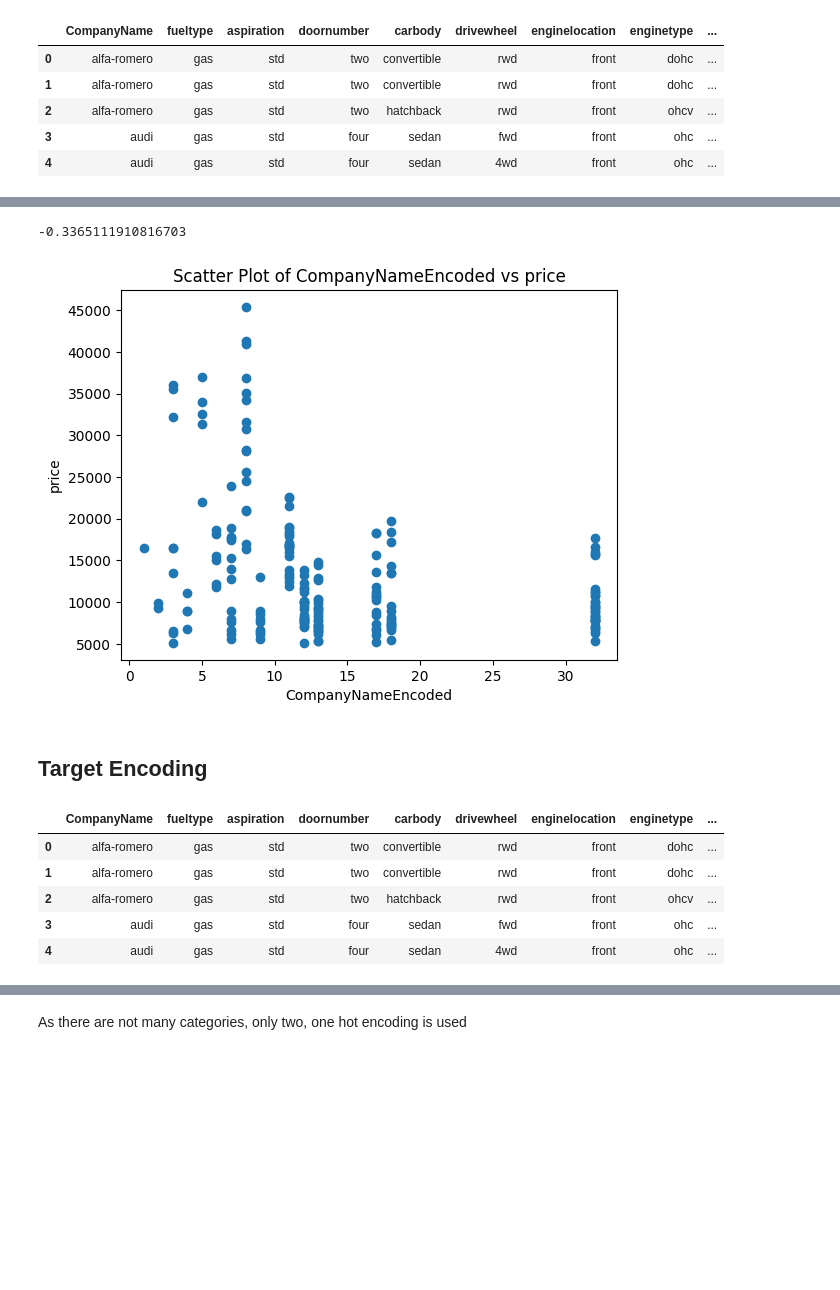
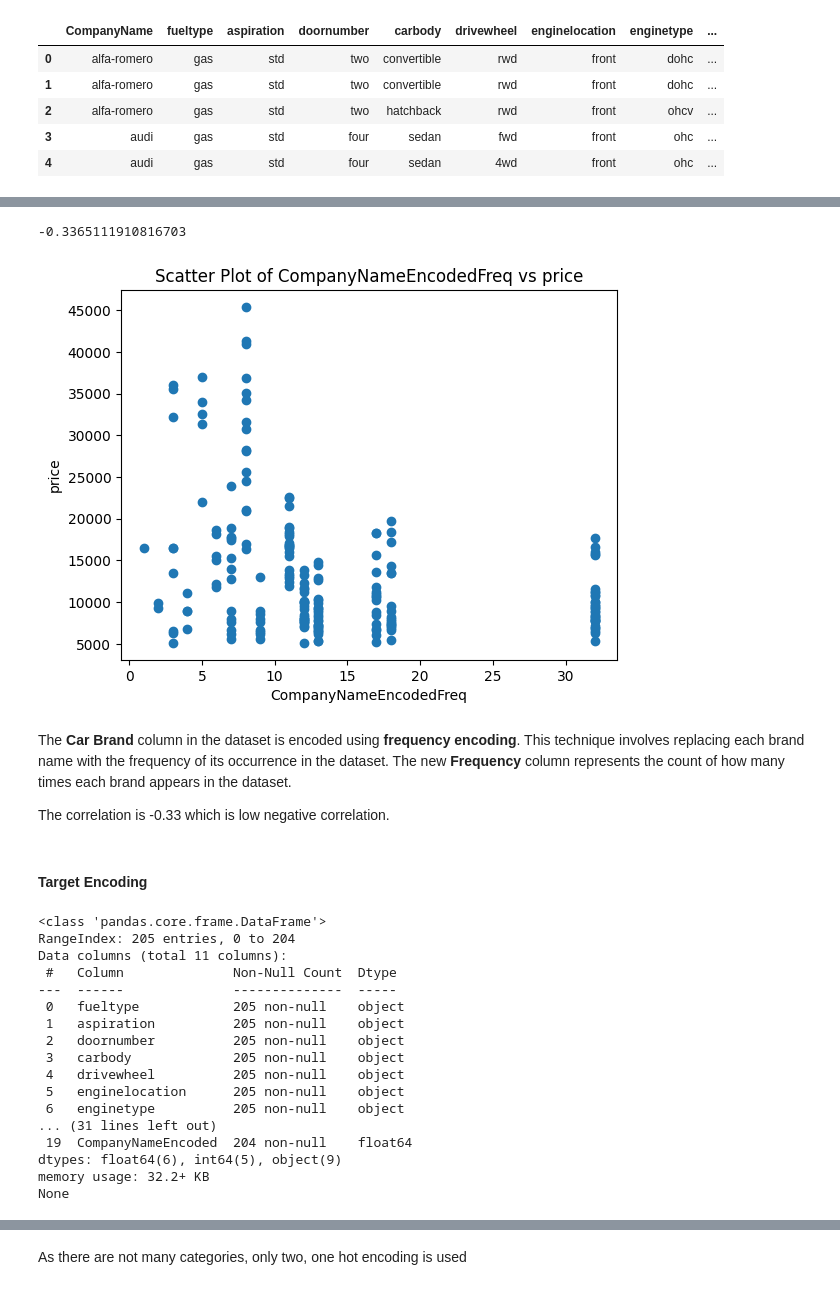
Before and after one commit to piyaskheyal/car-price-prediction-model, a Jupyter notebook: carPricePredictorModel.ipynb, the cells around one changed output, grey strips where cells are left out. Cells and saved outputs as stored; diff of their text form; code cells hidden in the pictures; blank space fills up the shorter version.

```diff
--- a/carPricePredictorModel.ipynb
+++ b/carPricePredictorModel.ipynb
@@ -207,6 +290,6 @@ plt.show()
 # %%
 # Identify features with weak correlation (between -0.1 and 0.1)
-low_corr_features = price_correlation[(price_correlation > -0.1) & (price_correlation < 0.1)].index
+low_corr_features = price_correlation[(price_correlation > -0.2) & (price_correlation < 0.2)].index
 
 # Drop those features
 car_data = car_data.drop(low_corr_features, axis=1)
@@ -294,5 +387,5 @@ Name: count, dtype: int64
 # %%
-categorical_car_data["CompanyNameEncoded"] = categorical_car_data["CompanyName"].map(company_counts)
+categorical_car_data["CompanyNameEncodedFreq"] = categorical_car_data["CompanyName"].map(company_counts)
 categorical_car_data.head()
 # %% [output]
 |  | CompanyName | fueltype | aspiration | doornumber | carbody | drivewheel | enginelocation | enginetype | ... |
@@ -308,19 +397,23 @@ The **Car Brand** column in the dataset was encoded using **frequency encoding**
 # %%
-correlation_company_name = categorical_car_data["CompanyNameEncoded"].corr(categorical_car_data["price"])
+correlation_company_name = categorical_car_data["CompanyNameEncodedFreq"].corr(categorical_car_data["price"])
 print(correlation_company_name)
 
 # Scatter plot of Feature1 vs Feature2
-plt.scatter(categorical_car_data['CompanyNameEncoded'], categorical_car_data['price'])
+plt.scatter(categorical_car_data['CompanyNameEncodedFreq'], categorical_car_data['price'])
 
 # Adding labels to the plot
-plt.xlabel('CompanyNameEncoded')
+plt.xlabel('CompanyNameEncodedFreq')
 plt.ylabel('price')
-plt.title('Scatter Plot of CompanyNameEncoded vs price')
+plt.title('Scatter Plot of CompanyNameEncodedFreq vs price')
 
 # Show the plot
 plt.show()
 # %% [output]
 -0.3365111910816703
-[figure, old version]
+[figure, new version]
+# %% [markdown]
+The **Car Brand** column in the dataset is encoded using **frequency encoding**. This technique involves replacing each brand name with the frequency of its occurrence in the dataset. The new **Frequency** column represents the count of how many times each brand appears in the dataset.
+
+The correlation is -0.33 which is low negative correlation.
 # %% [markdown]
-## Target Encoding
+#### Target Encoding
@@ -327,11 +440,21 @@ plt.show()
 # %%
-avg_price_car_brand = categorical_car_data.groupby("CompanyName")['price'].mean().reset_index()
-categorical_car_data = categorical_car_data.merge(avg_price_car_brand, on='CompanyName', how='left', suffixes=('', '_avg'))
-categorical_car_data.head()
+print(categorical_car_data.info())
+print(car_data.info())
 # %% [output]
-|  | CompanyName | fueltype | aspiration | doornumber | carbody | drivewheel | enginelocation | enginetype | ... |
-| 0 | alfa-romero | gas | std | two | convertible | rwd | front | dohc | ... |
-| 1 | alfa-romero | gas | std | two | convertible | rwd | front | dohc | ... |
-| 2 | alfa-romero | gas | std | two | hatchback | rwd | front | ohcv | ... |
-| 3 | audi | gas | std | four | sedan | fwd | front | ohc | ... |
-| 4 | audi | gas | std | four | sedan | 4wd | front | ohc | ... |
+<class 'pandas.core.frame.DataFrame'>
+RangeIndex: 205 entries, 0 to 204
+Data columns (total 11 columns):
+ #   Column              Non-Null Count  Dtype
+---  ------              --------------  -----
+ 0   fueltype            205 non-null    object
+ 1   aspiration          205 non-null    object
+ 2   doornumber          205 non-null    object
+ 3   carbody             205 non-null    object
+ 4   drivewheel          205 non-null    object
+ 5   enginelocation      205 non-null    object
+ 6   enginetype          205 non-null    object
+... (31 lines left out)
+ 19  CompanyNameEncoded  204 non-null    float64
+dtypes: float64(6), int64(5), object(9)
+memory usage: 32.2+ KB
+None
```
Also changed, not shown: parts of 65 cells of this notebook, 1 other file.
